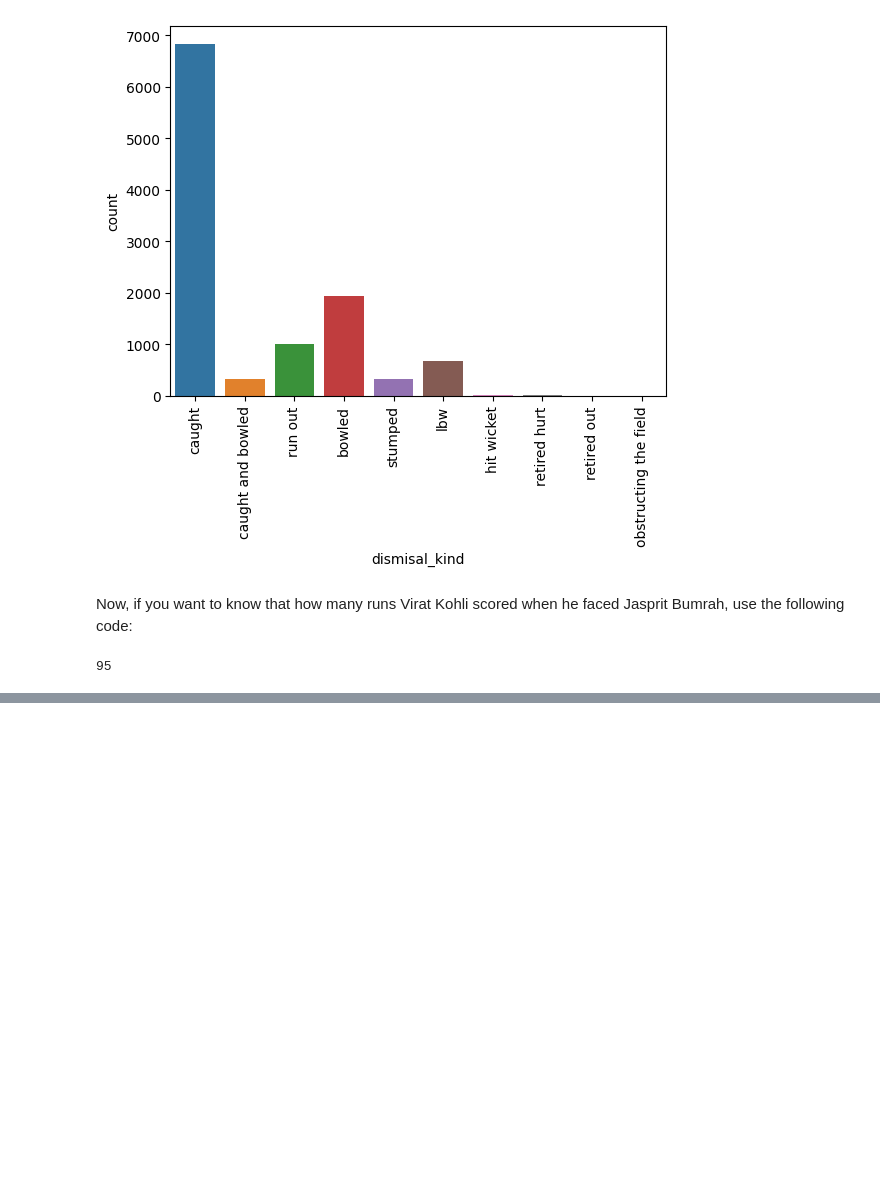
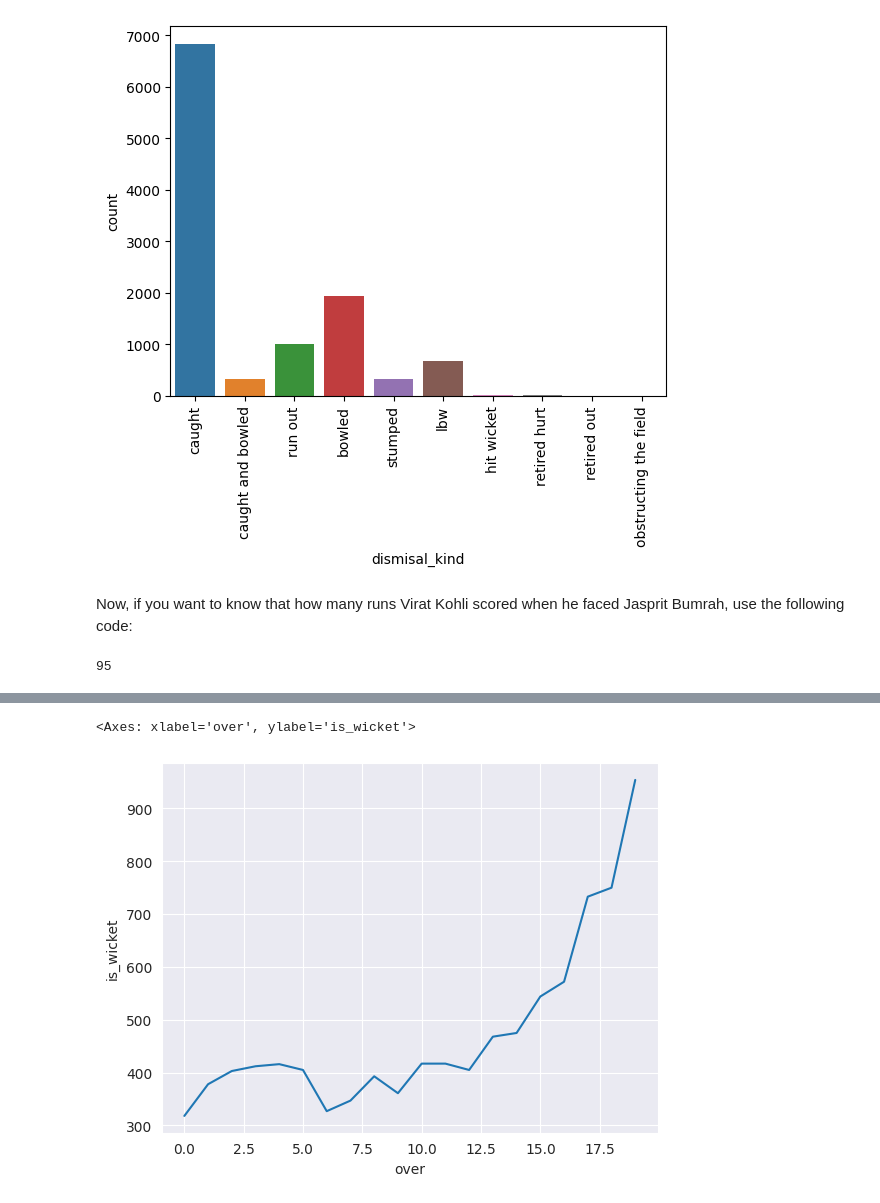
Before and after one commit to suresh130900/CricBoards_Backend, a Jupyter notebook: Services/ipl_analysis.ipynb, the cells around one changed output, grey strips where cells are left out. Cells and saved outputs as stored; diff of their text form; code cells hidden in the pictures; blank space fills up the shorter version.

```diff
--- a/Services/ipl_analysis.ipynb
+++ b/Services/ipl_analysis.ipynb
@@ -279,0 +395,5 @@ delivery[mask].groupby('batter')['batsman_run'].agg('count').sort_values(ascendi
+# %%
+sns.lineplot(x=dframe_wicket_over["over"], y=dframe_wicket_over["is_wicket"])
+# %% [output]
+<Axes: xlabel='over', ylabel='is_wicket'>
+[figure, added]
```
Also changed, not shown: parts of 43 cells of this notebook, 3 other files.
